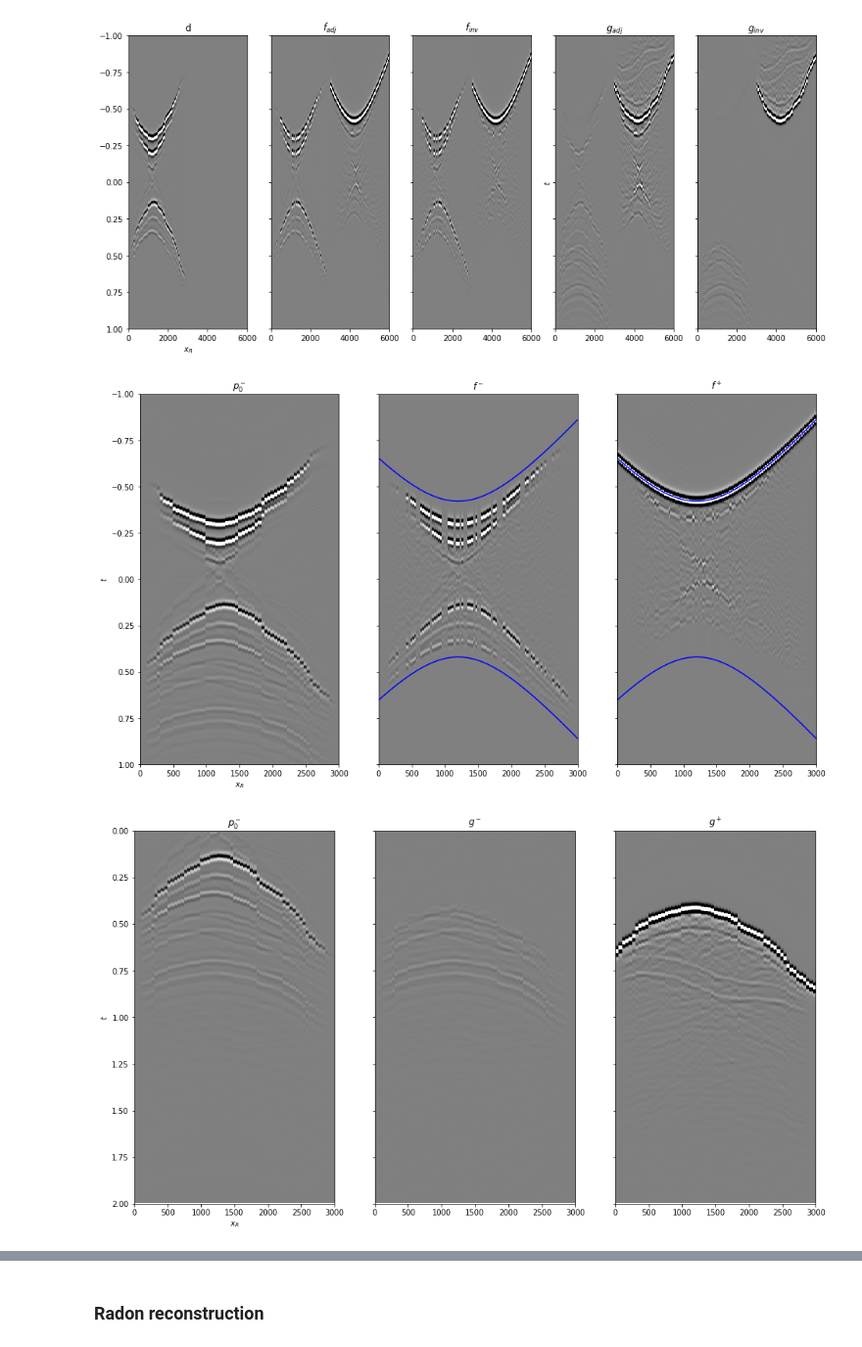
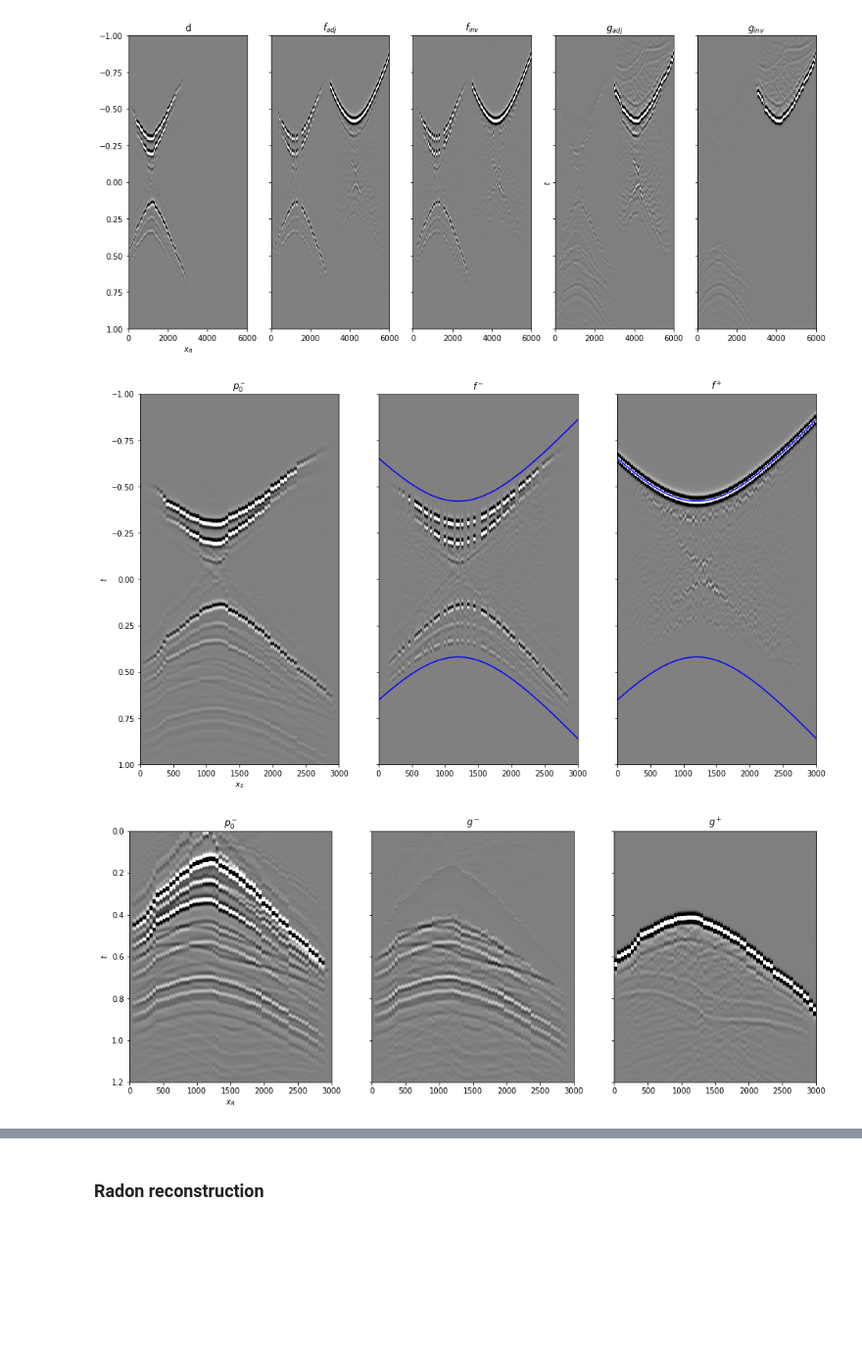
Before and after one commit to PyLops/pylops_notebooks, a Jupyter notebook: developement/Marchenko_missing.ipynb, the cells around one changed output, grey strips where cells are left out. Shown at 98% size. Cells and saved outputs as stored; diff of their text form; code cells hidden in the pictures; blank space fills up the shorter version.

```diff
--- a/developement/Marchenko_missing.ipynb
+++ b/developement/Marchenko_missing.ipynb
@@ -254,8 +392,8 @@ Dot test passed, v^T(Opu)=7.385911 - u^T(Op^Tv)=7.385911
 # %% [markdown]
 Run standard redatuming as benchmark
 # %%
-p0_minus = Rop * fd_plus.flatten()
-p0_minus = p0_minus.reshape((2*nt-1), nsava).T
+p0_minus_sub = Rop * fd_plus.flatten()
+p0_minus_sub = p0_minus_sub.reshape((2*nt-1), nsava).T
 # %% [markdown]
 Create data, adjoint and inverse focusing functions
 # %%
@@ -288,30 +426,29 @@ itn   =      20   r2norm = 6.6e+04   acond = 3.9e+01   xnorm  = 2.5e+07
 # %% [markdown]
 Add initial guess to estimated focusing functions
 # %%
-f1_adj_tot = f1_adj + np.concatenate((np.zeros((2*nt-1, nr)),
+f1_adj_sub_tot = f1_adj_sub + np.concatenate((np.zeros((2*nt-1, nr)),
                                       np.concatenate((np.fliplr(G0sub.T).T,
                                                       np.zeros((nt-1, nr))), axis=0)))
 
-f1_inv_tot = f1_inv + np.concatenate((np.zeros((2*nt-1, nr)),
-                                      fd_plus))
+f1_inv_sub_tot = f1_inv_sub + np.concatenate((np.zeros((2*nt-1, nr)), fd_plus))
 # %% [markdown]
 Estimate Green's functions
 # %%
-g_adj = Gop*f1_adj_tot.flatten()
-g_inv = Gop*f1_inv_tot.flatten()
+g_adj_sub = Gop*f1_adj_sub_tot.flatten()
+g_inv_sub = Gop*f1_inv_sub_tot.flatten()
 
-g_adj = g_adj.reshape(2*(2*nt-1), nsava)
-g_inv = g_inv.reshape(2*(2*nt-1), nsava)
+g_adj_sub = g_adj_sub.reshape(2*(2*nt-1), nsava)
+g_inv_sub = g_inv_sub.reshape(2*(2*nt-1), nsava)
 # %% [markdown]
 Extract up and down focusing and Green's functions from model vectors
 # %%
-f1_adj_minus, f1_adj_plus =  f1_adj_tot[:(2*nt-1)].T, f1_adj_tot[(2*nt-1):].T
-f1_inv_minus, f1_inv_plus =  f1_inv_tot[:(2*nt-1)].T, f1_inv_tot[(2*nt-1):].T
+f1_adj_sub_minus, f1_adj_sub_plus =  f1_adj_sub_tot[:(2*nt-1)].T, f1_adj_sub_tot[(2*nt-1):].T
+f1_inv_sub_minus, f1_inv_sub_plus =  f1_inv_sub_tot[:(2*nt-1)].T, f1_inv_sub_tot[(2*nt-1):].T
 
-g_adj_minus, g_adj_plus =  -g_adj[:(2*nt-1)].T, np.fliplr(g_adj[(2*nt-1):].T)
-g_inv_minus, g_inv_plus =  -g_inv[:(2*nt-1)].T, np.fliplr(g_inv[(2*nt-1):].T)
+g_adj_sub_minus, g_adj_sub_plus =  -g_adj_sub[:(2*nt-1)].T, np.fliplr(g_adj_sub[(2*nt-1):].T)
+g_inv_sub_minus, g_inv_sub_plus =  -g_inv_sub[:(2*nt-1)].T, np.fliplr(g_inv_sub[(2*nt-1):].T)
 
-g_inv_tot = g_inv_minus + g_inv_plus
+g_inv_sub_tot = g_inv_sub_minus + g_inv_sub_plus
 # %% [markdown]
 Visualization
 # %%
@@ -347,38 +484,38 @@ axs[4].set_ylim(1, -1);
 [figure]
 # %%
 fig, axs = plt.subplots(1, 3, sharey=True, figsize=(16, 9))
-axs[0].imshow(p0_minus.T, cmap='gray', vmin=-5e5, vmax=5e5, extent=(r[0,0], r[0,-1], t[-1], -t[-1]))
+axs[0].imshow(p0_minus_sub.T, cmap='gray', vmin=-5e5, vmax=5e5, extent=(r[0,0], r[0,-1], t[-1], -t[-1]))
 axs[0].set_title(r'$p_0^-$'), axs[0].set_xlabel(r'$x_R$'), axs[0].set_ylabel(r'$t$')
 axs[0].axis('tight')
 axs[0].set_ylim(1, -1);
-axs[1].imshow(f1_inv_minus.T, cmap='gray', vmin=-5e5, vmax=5e5, extent=(r[0,0], r[0,-1], t[-1], -t[-1]))
-axs[1].set_title(r'$f^-$'), axs[0].set_xlabel(r'$x_R$')
+axs[1].imshow(f1_inv_sub_minus.T, cmap='gray', vmin=-5e5, vmax=5e5, extent=(r[0,0], r[0,-1], t[-1], -t[-1]))
+axs[1].set_title(r'$f^-$'), axs[0].set_xlabel(r'$x_S$')
 axs[1].plot(r[0], directVS,'b'),axs[1].plot(r[0], -directVS,'b')
 axs[1].axis('tight')
 axs[1].set_ylim(1, -1);
-axs[2].imshow(f1_inv_plus.T, cmap='gray', vmin=-5e5, vmax=5e5, extent=(r[0,0], r[0,-1], t[-1], -t[-1]))
-axs[2].set_title(r'$f^+$'), axs[0].set_xlabel(r'$x_R$')
+axs[2].imshow(f1_inv_sub_plus.T, cmap='gray', vmin=-5e5, vmax=5e5, extent=(r[0,0], r[0,-1], t[-1], -t[-1]))
+axs[2].set_title(r'$f^+$'), axs[0].set_xlabel(r'$x_S$')
 axs[2].plot(r[0], directVS,'b'),axs[2].plot(r[0], -directVS,'b')
 axs[2].axis('tight')
 axs[2].set_ylim(1, -1);
 # %% [output]
-[figure, old version]
+[figure, new version]
 # %%
-fig, axs = plt.subplots(1, 3, sharey=True, figsize=(16, 9))
-axs[0].imshow(p0_minus.T, cmap='gray', vmin=-5e5, vmax=5e5, extent=(r[0,0], r[0,-1], t[-1], -t[-1]))
+fig, axs = plt.subplots(1, 3, sharey=True, figsize=(16, 6))
+axs[0].imshow(p0_minus_sub.T, cmap='gray', vmin=-1e5, vmax=1e5, extent=(r[0,0], r[0,-1], t[-1], -t[-1]))
 axs[0].set_title(r'$p_0^-$'), axs[0].set_xlabel(r'$x_R$'), axs[0].set_ylabel(r'$t$')
 axs[0].axis('tight')
-axs[0].set_ylim(2, 0);
-axs[1].imshow(g_inv_minus.T, cmap='gray', vmin=-5e5, vmax=5e5, extent=(r[0,0], r[0,-1], t[-1], -t[-1]))
+axs[0].set_ylim(1.2, 0);
+axs[1].imshow(g_inv_sub_minus.T, cmap='gray', vmin=-1e5, vmax=1e5, extent=(r[0,0], r[0,-1], t[-1], -t[-1]))
 axs[1].set_title(r'$g^-$'), axs[0].set_xlabel(r'$x_R$')
 axs[1].axis('tight')
-axs[1].set_ylim(2, 0);
-axs[2].imshow(g_inv_plus.T, cmap='gray', vmin=-5e5, vmax=5e5, extent=(r[0,0], r[0,-1], t[-1], -t[-1]))
+axs[1].set_ylim(1.2, 0);
+axs[2].imshow(g_inv_sub_plus.T, cmap='gray', vmin=-5e5, vmax=5e5, extent=(r[0,0], r[0,-1], t[-1], -t[-1]))
 axs[2].set_title(r'$g^+$'), axs[0].set_xlabel(r'$x_R$')
 axs[2].axis('tight')
-axs[2].set_ylim(2, 0);
+axs[2].set_ylim(1.2, 0);
 # %% [output]
-[figure, old version]
+[figure, new version]
 # %%
 fig = plt.figure(figsize=(15,9))
 ax1 = plt.subplot2grid((1, 5), (0, 0), colspan=2)
```
Also changed, not shown: parts of 28 cells of this notebook.
